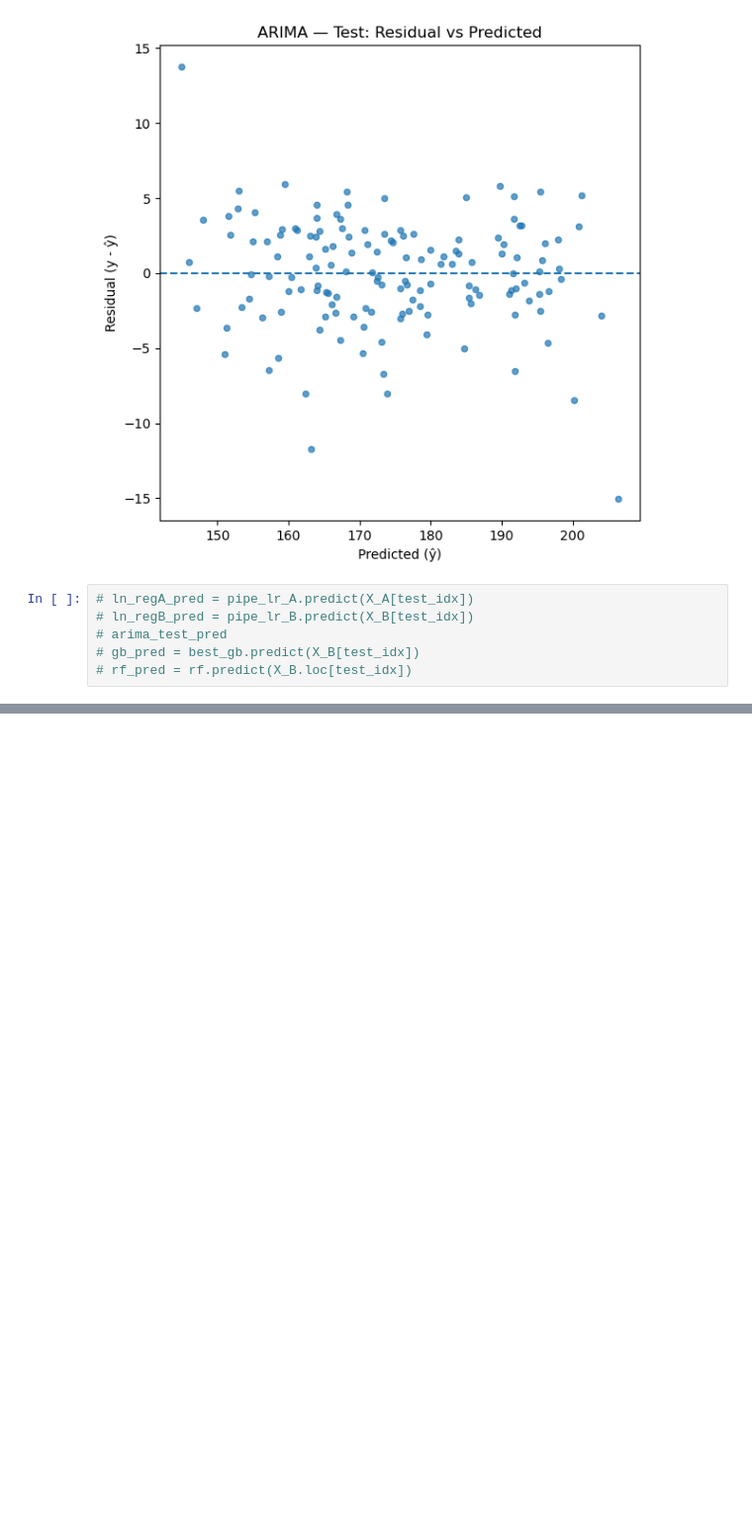
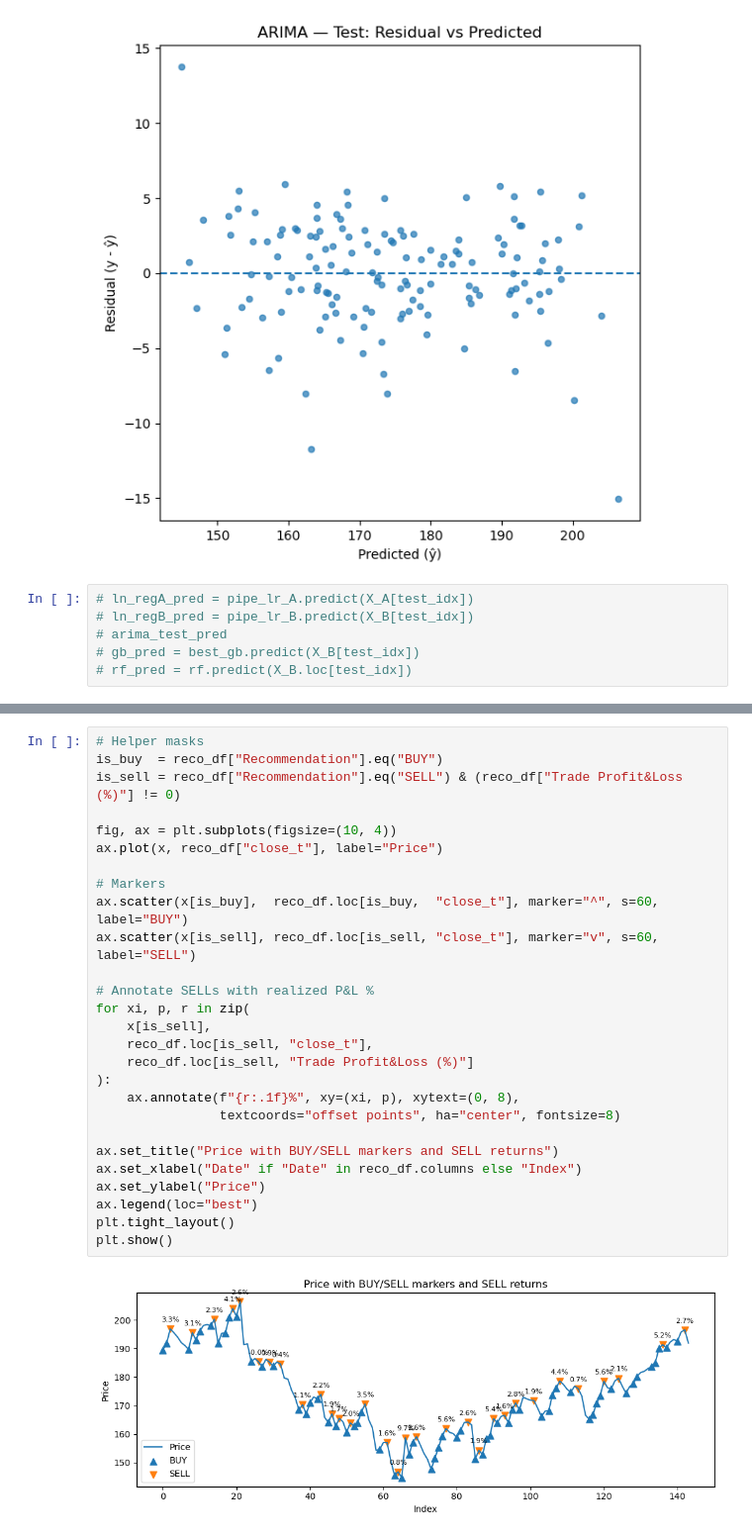
Before and after one commit to bruno-sassi/data_analytics_MSc, a Jupyter notebook: Projects/CaseStudy3/CaseProject/mlr_&_gradientboosting v2.ipynb, the cells around one changed output, grey strips where cells are left out. Shown at 99% size. Drawn from its saved outputs; the diff is of its cells as text; blank space fills up the shorter version.

```diff
--- a/Projects/CaseStudy3/CaseProject/mlr_&_gradientboosting v2.ipynb
+++ b/Projects/CaseStudy3/CaseProject/mlr_&_gradientboosting v2.ipynb
@@ -696,0 +858,29 @@ Name: count, dtype: int64
+# %%
+# Helper masks
+is_buy  = reco_df["Recommendation"].eq("BUY")
+is_sell = reco_df["Recommendation"].eq("SELL") & (reco_df["Trade Profit&Loss (%)"] != 0)
+
+fig, ax = plt.subplots(figsize=(10, 4))
+ax.plot(x, reco_df["close_t"], label="Price")
+
+# Markers
+ax.scatter(x[is_buy],  reco_df.loc[is_buy,  "close_t"], marker="^", s=60, label="BUY")
+ax.scatter(x[is_sell], reco_df.loc[is_sell, "close_t"], marker="v", s=60, label="SELL")
+
+# Annotate SELLs with realized P&L %
+for xi, p, r in zip(
+    x[is_sell],
+    reco_df.loc[is_sell, "close_t"],
+    reco_df.loc[is_sell, "Trade Profit&Loss (%)"]
+):
+    ax.annotate(f"{r:.1f}%", xy=(xi, p), xytext=(0, 8),
+                textcoords="offset points", ha="center", fontsize=8)
+
+ax.set_title("Price with BUY/SELL markers and SELL returns")
+ax.set_xlabel("Date" if "Date" in reco_df.columns else "Index")
+ax.set_ylabel("Price")
+ax.legend(loc="best")
+plt.tight_layout()
+plt.show()
+# %% [output]
+[figure, added]
```
Also changed, not shown: parts of 7 cells of this notebook.
